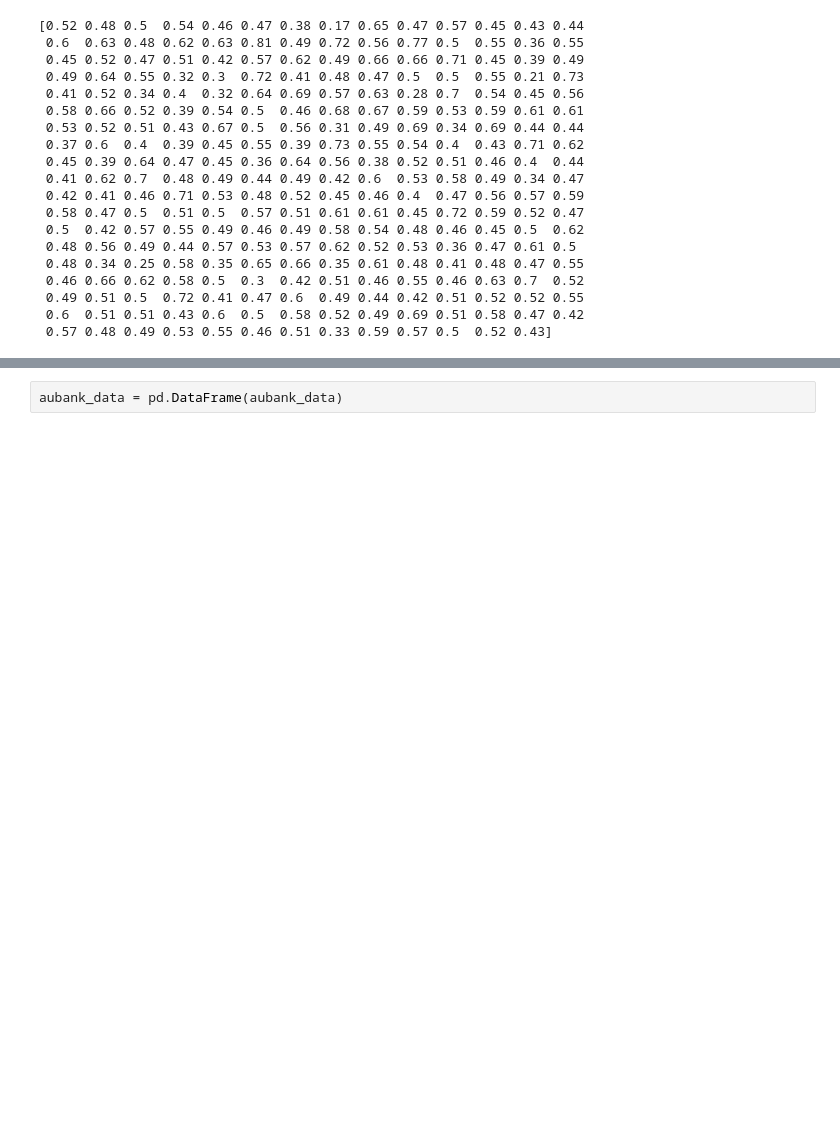
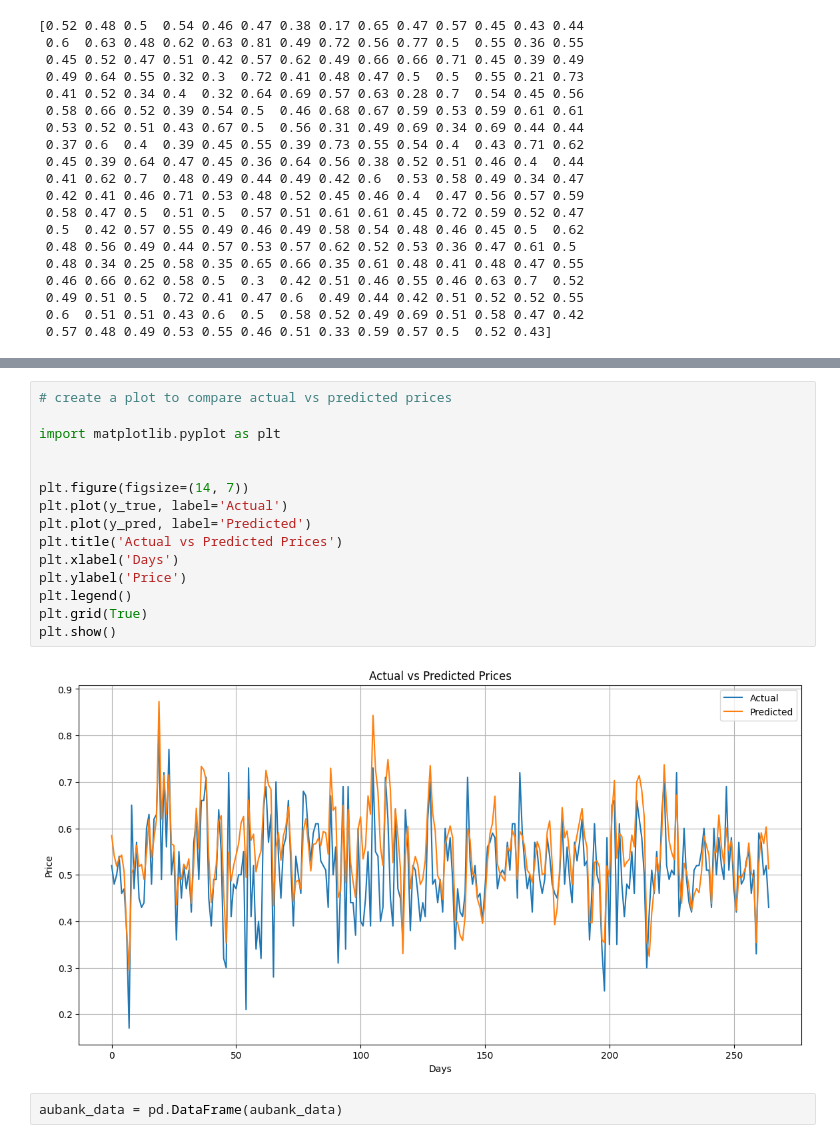
Before and after one commit to sachinprasanna7/Stock-Movement-Prediction-using-Spectrograms-Technical-Indicators-and-News, a Jupyter notebook: myLstm.ipynb, the cells around one changed output, grey strips where cells are left out. Saved outputs shown, nothing was run; the diff lists cells and outputs as text; blank space fills up the shorter version.

```diff
--- a/myLstm.ipynb
+++ b/myLstm.ipynb
@@ -387,3 +481,20 @@ print(y_pred)
+# %%
+# create a plot to compare actual vs predicted prices
+
+import matplotlib.pyplot as plt
+
+
+plt.figure(figsize=(14, 7))
+plt.plot(y_true, label='Actual')
+plt.plot(y_pred, label='Predicted')
+plt.title('Actual vs Predicted Prices')
+plt.xlabel('Days')
+plt.ylabel('Price')
+plt.legend()
+plt.grid(True)
+plt.show()
+# %% [output]
+[figure, added]
 # %%
 aubank_data = pd.DataFrame(aubank_data)
 # %%
```
Also changed, not shown: parts of 15 cells of this notebook, 1 other file.
